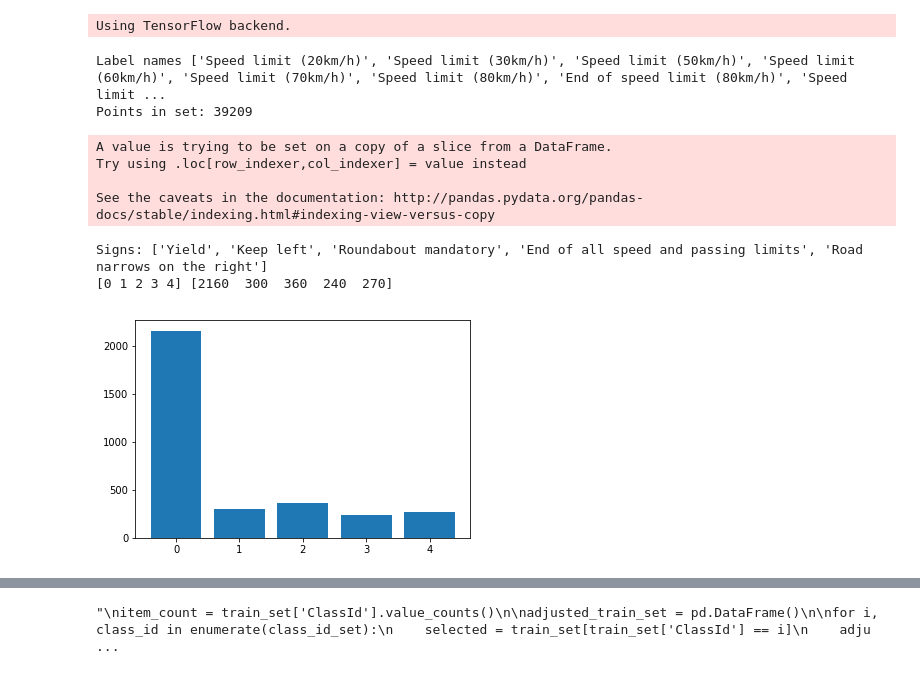
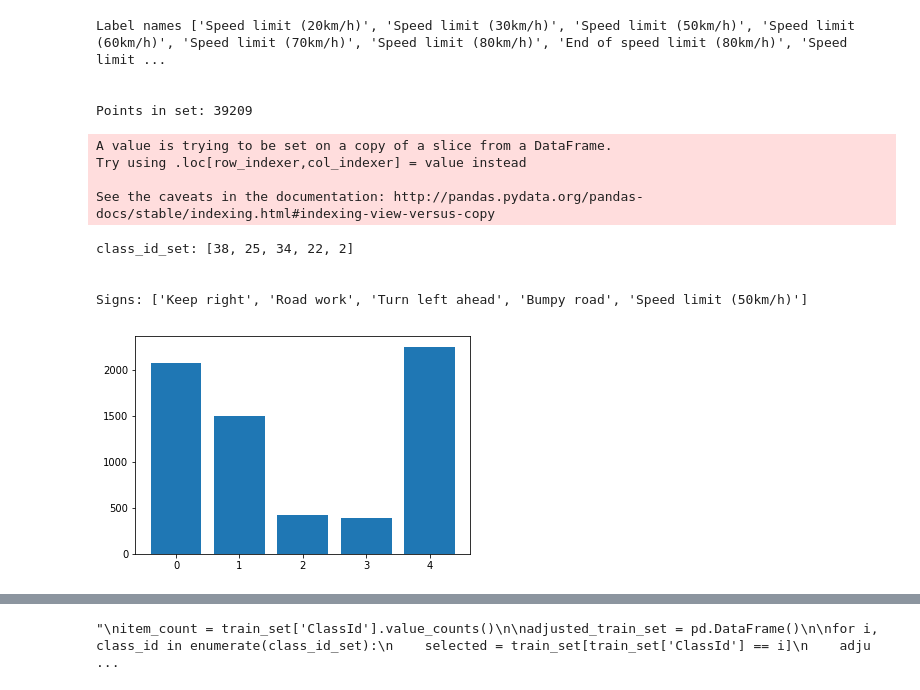
Before and after one commit to tempflip/Traffic_Sign_Classifier_Workshop, a Jupyter notebook: project.ipynb, the cells around one changed output, grey strips where cells are left out. Saved outputs shown, nothing was run; the diff lists cells and outputs as text; code cells hidden in the pictures.

```diff
--- a/project.ipynb
+++ b/project.ipynb
@@ -18,7 +18,7 @@ from math import *
 import random
 from ipywidgets import widgets
 from IPython.display import display
-from IPython.html.widgets import *
+from ipywidgets import *
 import json
 
 
@@ -48,48 +48,52 @@ with open('signnames.csv', 'r') as f:
 del full_label_names[0]
 
 print ('Label names', full_label_names)
-print ('Points in set:', len(full_df))
+print ('\n\nPoints in set:', len(full_df))
 
 df, label_names = full_df, full_label_names
 # %% [output]
-Using TensorFlow backend.
+Label names ['Speed limit (20km/h)', 'Speed limit (30km/h)', 'Speed limit (50km/h)', 'Speed limit (60km/h)', 'Speed limit (70km/h)', 'Speed limit (80km/h)', 'End of speed limit (80km/h)', 'Speed limit ...
+
+
+Points in set: 39209
-Label names ['Speed limit (20km/h)', 'Speed limit (30km/h)', 'Speed limit (50km/h)', 'Speed limit (60km/h)', 'Speed limit (70km/h)', 'Speed limit (80km/h)', 'End of speed limit (80km/h)', 'Speed limit ...
-Points in set: 39209
 # %%
 ## This for reducing the set -- for test reasons
 
 
-def reduce_set(n):
+def reduce_set(class_id_set):
     tdf = pd.DataFrame()
     t_label_names = []
-    class_id_set = random.sample(range(len(full_label_names)), n)
     for i, class_id in enumerate(class_id_set):
         selected = full_df[full_df['ClassId'] == class_id]
         selected['ClassId'] = i
         tdf = pd.concat((tdf, selected))
         t_label_names.append(full_label_names[class_id])
     return tdf, t_label_names
 
 df_container = widgets.Text()
 label_names_container = widgets.Text()
 
 @interact(n=widgets.IntSlider(min=2, max=len(full_label_names),step=1,value=5, description="Reduce set to N type of signs"))
 def set_size(n):
-    df, label_names = reduce_set(n)
+    class_id_set = random.sample(range(len(full_label_names)), n)
+    df, label_names = reduce_set(class_id_set)
     df_container.value = json.dumps(df.values.tolist()[:])
     label_names_container.value = json.dumps(label_names)
-    print ("Signs:", label_names)
+
+    print ("class_id_set:", class_id_set )
+    print ("\n\nSigns:", label_names)
     class_ids, count = np.unique(df['ClassId'].values, return_counts=True)
-    print (class_ids, count)
     plt.bar(class_ids, count)
 # %% [output]
 A value is trying to be set on a copy of a slice from a DataFrame.
 Try using .loc[row_indexer,col_indexer] = value instead
 
 See the caveats in the documentation: http://pandas.pydata.org/pandas-docs/stable/indexing.html#indexing-view-versus-copy
-Signs: ['Yield', 'Keep left', 'Roundabout mandatory', 'End of all speed and passing limits', 'Road narrows on the right']
-[0 1 2 3 4] [2160  300  360  240  270]
+class_id_set: [38, 25, 34, 22, 2]
+
+
+Signs: ['Keep right', 'Road work', 'Turn left ahead', 'Bumpy road', 'Speed limit (50km/h)']
-[figure, old version]
+[figure, new version]
 # %%
 # this is a trick to get the text-field bound values back to the main dataframe and label_names list
 # from the slider in the previous cell
```
Also changed, not shown: parts of 7 cells of this notebook.
